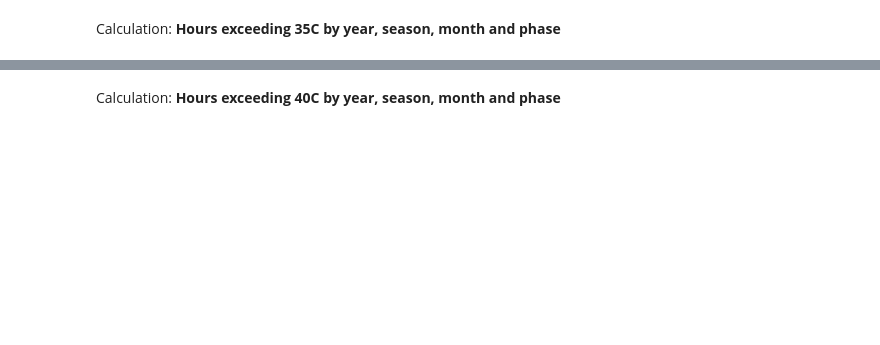
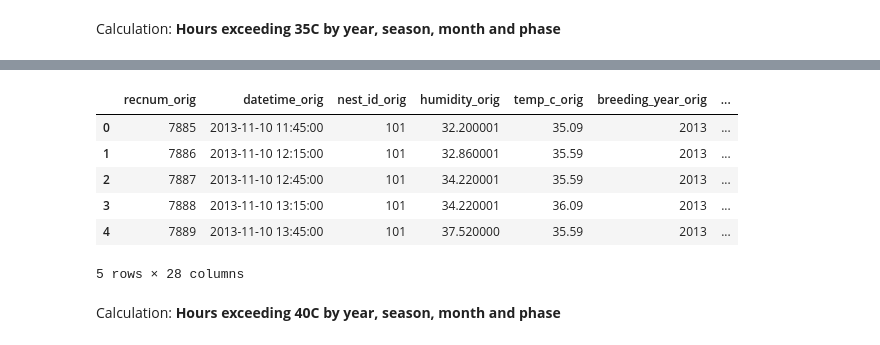
Before and after one commit to samdavey/penguins, a Jupyter notebook: B_Aggregate_Sensor_Stats.ipynb, the cells around one changed output, grey strips where cells are left out. Drawn from its saved outputs; the diff is of its cells as text; code cells hidden in the pictures; blank space fills up the shorter version.

```diff
--- a/B_Aggregate_Sensor_Stats.ipynb
+++ b/B_Aggregate_Sensor_Stats.ipynb
@@ -195,2 +377,12 @@ log('   11. Done.')
+# %%
+df_hours_above_35C.head(5)
+# %% [output]
+|  | recnum_orig | datetime_orig | nest_id_orig | humidity_orig | temp_c_orig | breeding_year_orig | ... |
+| 0 | 7885 | 2013-11-10 11:45:00 | 101 | 32.200001 | 35.09 | 2013 | ... |
+| 1 | 7886 | 2013-11-10 12:15:00 | 101 | 32.860001 | 35.59 | 2013 | ... |
+| 2 | 7887 | 2013-11-10 12:45:00 | 101 | 34.220001 | 35.59 | 2013 | ... |
+| 3 | 7888 | 2013-11-10 13:15:00 | 101 | 34.220001 | 36.09 | 2013 | ... |
+| 4 | 7889 | 2013-11-10 13:45:00 | 101 | 37.520000 | 35.59 | 2013 | ... |
+5 rows × 28 columns
 # %% [markdown]
 Calculation: **Hours exceeding 40C by year, season, month and phase**
```
Also changed, not shown: parts of 41 cells of this notebook, 3 other files.
